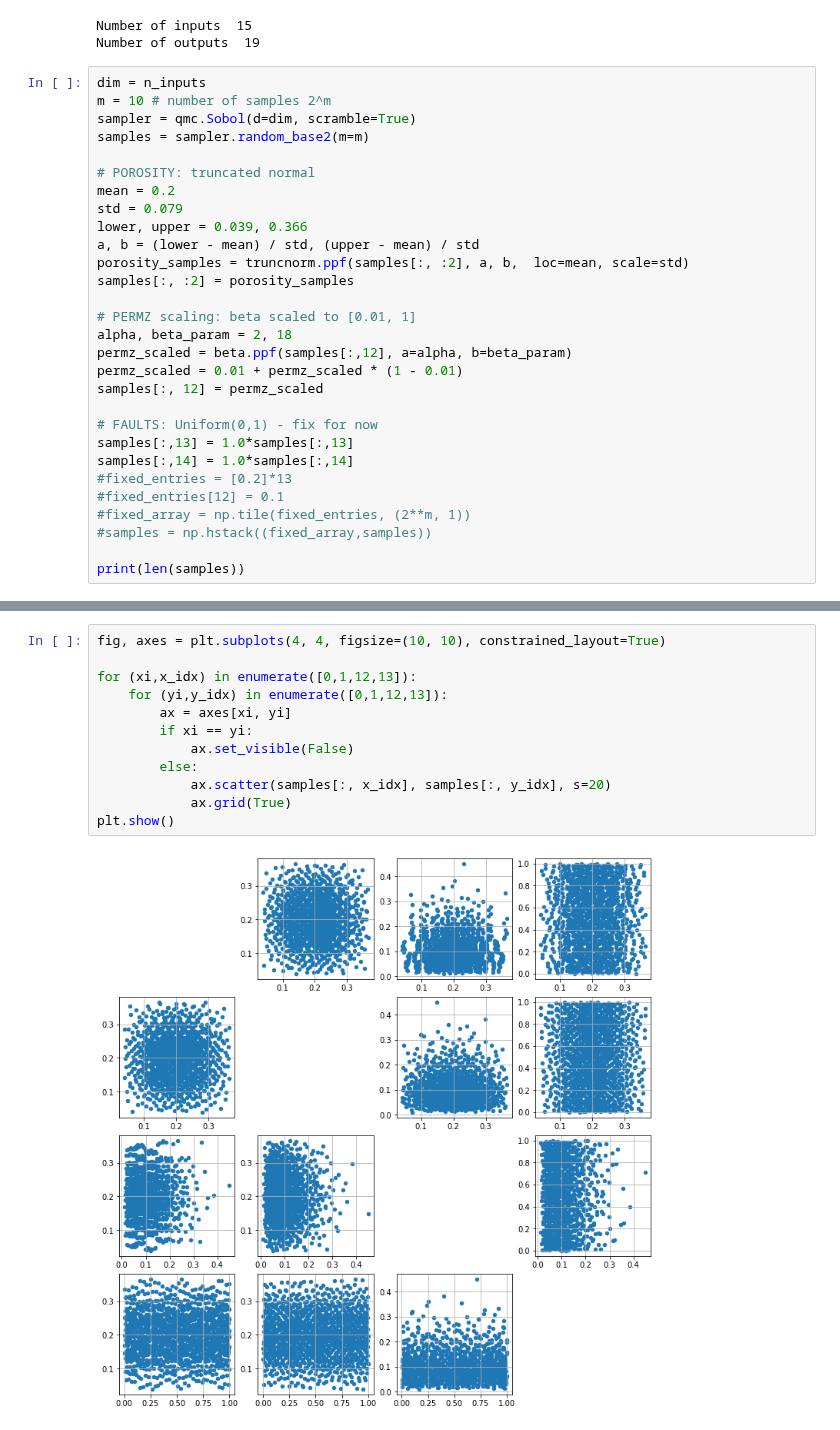
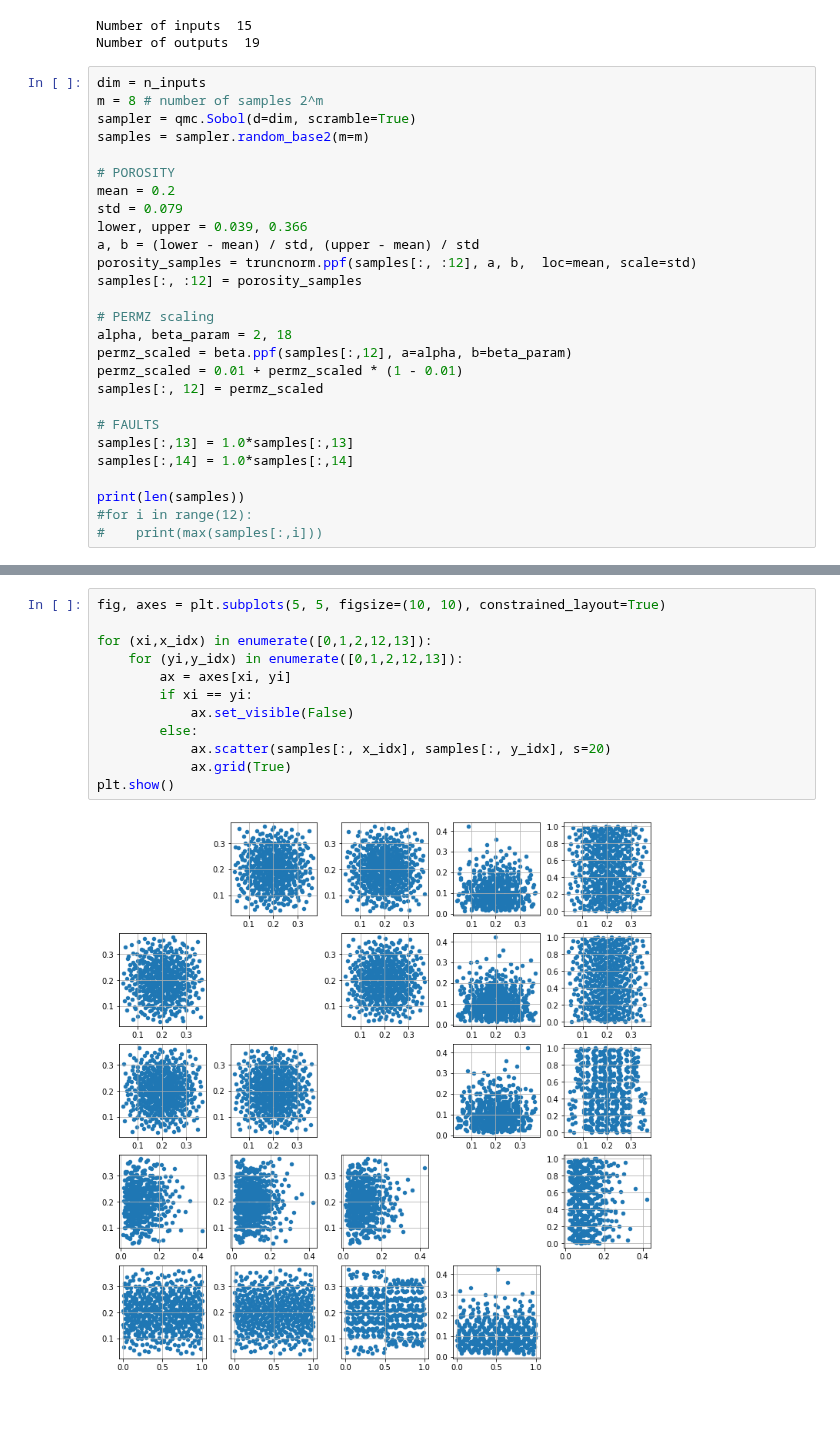
Before and after one commit to UM-Bridge/benchmarks, a Jupyter notebook: benchmarks/resevoirsim/opengosim.ipynb, the cells around one changed output, grey strips where cells are left out. Saved outputs shown, nothing was run; the diff lists cells and outputs as text.

```diff
--- a/benchmarks/resevoirsim/opengosim.ipynb
+++ b/benchmarks/resevoirsim/opengosim.ipynb
@@ -164,31 +166,29 @@ Number of inputs  15
 Number of outputs  19
 # %%
 dim = n_inputs
-m = 10 # number of samples 2^m
+m = 8 # number of samples 2^m
 sampler = qmc.Sobol(d=dim, scramble=True)
 samples = sampler.random_base2(m=m)
 
-# POROSITY: truncated normal
+# POROSITY
 mean = 0.2
 std = 0.079
 lower, upper = 0.039, 0.366
 a, b = (lower - mean) / std, (upper - mean) / std
-porosity_samples = truncnorm.ppf(samples[:, :2], a, b,  loc=mean, scale=std)
-samples[:, :2] = porosity_samples
+porosity_samples = truncnorm.ppf(samples[:, :12], a, b,  loc=mean, scale=std)
+samples[:, :12] = porosity_samples
 
-# PERMZ scaling: beta scaled to [0.01, 1]
+# PERMZ scaling
 alpha, beta_param = 2, 18
 permz_scaled = beta.ppf(samples[:,12], a=alpha, b=beta_param)
 permz_scaled = 0.01 + permz_scaled * (1 - 0.01)
 samples[:, 12] = permz_scaled
 
-# FAULTS: Uniform(0,1) - fix for now
+# FAULTS
 samples[:,13] = 1.0*samples[:,13]
 samples[:,14] = 1.0*samples[:,14]
-#fixed_entries = [0.2]*13
-#fixed_entries[12] = 0.1
-#fixed_array = np.tile(fixed_entries, (2**m, 1))
-#samples = np.hstack((fixed_array,samples))
 
 print(len(samples))
+#for i in range(12):
+#    print(max(samples[:,i]))
 # %% [output]
@@ -196,17 +196,17 @@ print(len(samples))
 # %%
-fig, axes = plt.subplots(4, 4, figsize=(10, 10), constrained_layout=True)
+fig, axes = plt.subplots(5, 5, figsize=(10, 10), constrained_layout=True)
 
-for (xi,x_idx) in enumerate([0,1,12,13]):
-    for (yi,y_idx) in enumerate([0,1,12,13]):
+for (xi,x_idx) in enumerate([0,1,2,12,13]):
+    for (yi,y_idx) in enumerate([0,1,2,12,13]):
         ax = axes[xi, yi]
         if xi == yi:
             ax.set_visible(False)
         else:
             ax.scatter(samples[:, x_idx], samples[:, y_idx], s=20)
             ax.grid(True)
 plt.show()
 # %% [output]
-[figure, old version]
+[figure, new version]
 # %%
 # Expensive bit
 def evaluate_samples(samples):
```
Also changed, not shown: parts of 30 cells of this notebook.
